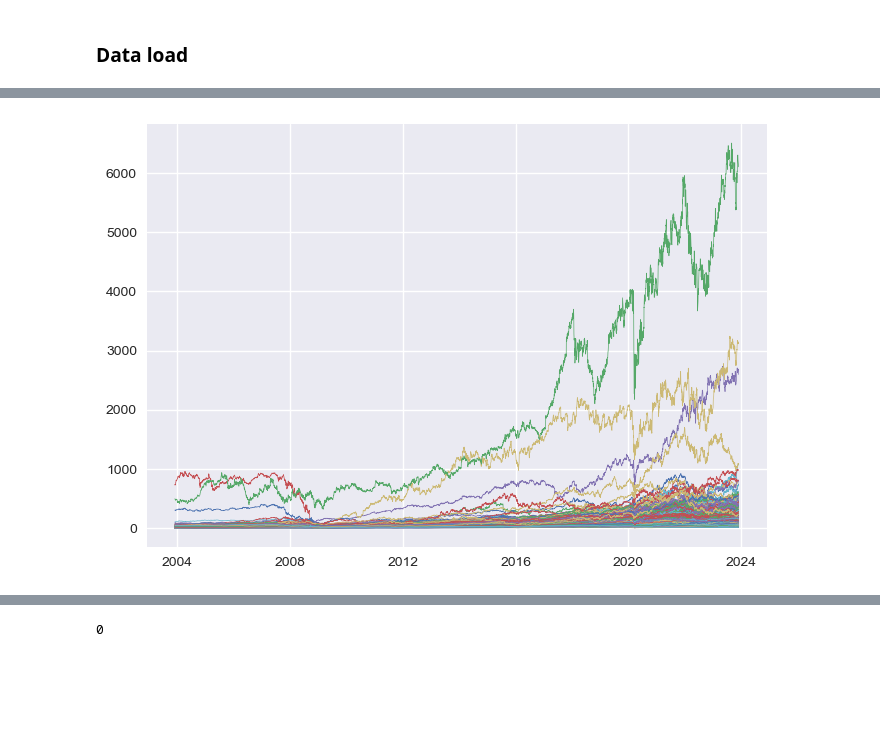
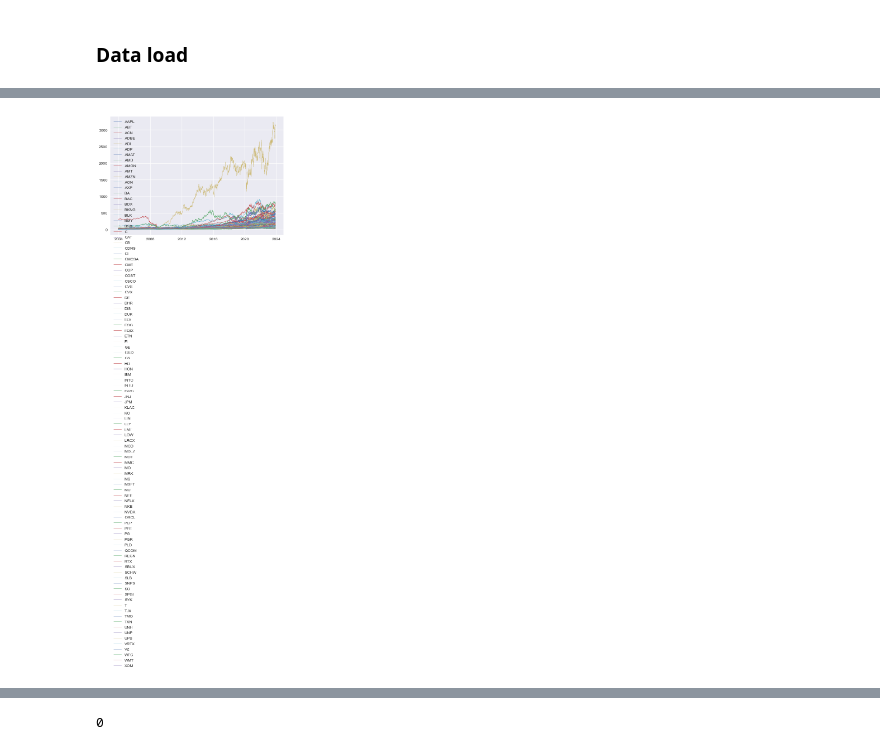
Before and after one commit to Terry-Xu-666/4530_projrct, a Jupyter notebook: OnlineLearning.ipynb, the cells around one changed output, grey strips where cells are left out. Saved outputs shown, nothing was run; the diff lists cells and outputs as text; code cells hidden in the pictures; blank space fills up the shorter version.

```diff
--- a/OnlineLearning.ipynb
+++ b/OnlineLearning.ipynb
@@ -5,14 +5,15 @@ from tqdm import tqdm
 import cvxpy as cp
 import matplotlib.pyplot as plt
 import seaborn as sns
-plt.style.use('seaborn')
+
+plt.style.use('seaborn-v0_8')
 # %% [markdown]
 ### Data load
 # %%
 # df_ori = pd.read_csv('./data/adjclose_10.csv', sep=',')
 # df_ori['cash'] = 1
-# df_ori = pd.read_csv('./data/adjclose_100.csv', sep=',')
+df_ori = pd.read_csv('./data/adjclose_100.csv', sep=',')
 # df_ori = pd.read_csv('./data/adjclose_200.csv', sep=',')
-df_ori = pd.read_csv('./data/adjclose_390.csv', sep=',')
+#df_ori = pd.read_csv('./data/adjclose_390.csv', sep=',')
 df_ori.head()
 # %% [output]
@@ -42,13 +43,13 @@ df_ori.tail()
 # %%
 plt.figure()
 for stk in tqdm(df_ori.columns):
-    plt.plot(df_ori.index, df_ori.loc[:,stk], linewidth=0.5)#, label=stk)
-    # plt.legend(loc='best')
+    plt.plot(df_ori.index, df_ori.loc[:,stk], linewidth=0.5, label=stk)
+    plt.legend(loc='best')
 # plt.plot(df_ori.index, df_ori.iloc[:,232], linewidth=0.5, label='MNST')
-plt.savefig('./result/data_part/390_stocks_performance.png',bbox_inches='tight')
+#plt.savefig('./result/data_part/390_stocks_performance.png',bbox_inches='tight')
 plt.show()
 # %% [output]
-[figure, old version]
+[figure, new version]
 # %%
 
 df = df_ori.pct_change().iloc[1:,:]
```
Also changed, not shown: parts of 57 cells of this notebook, 18 other files.
